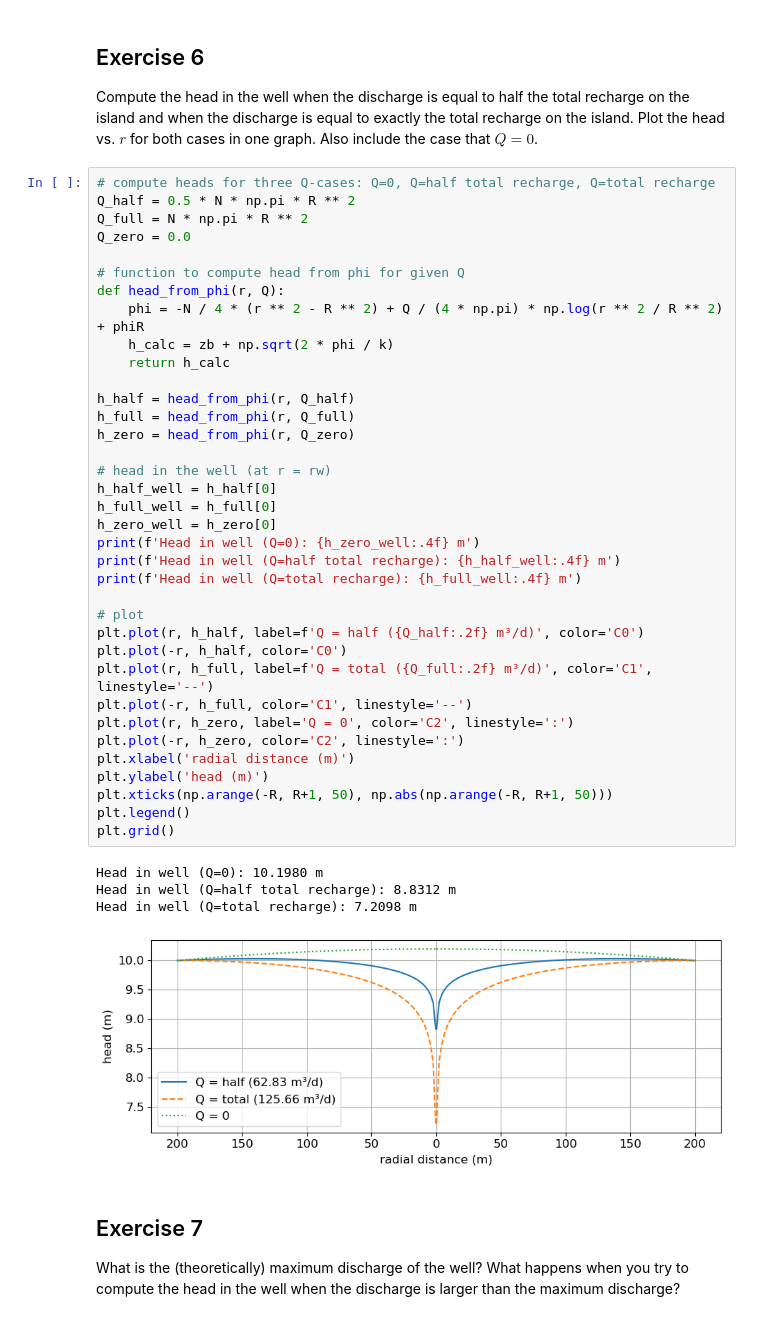
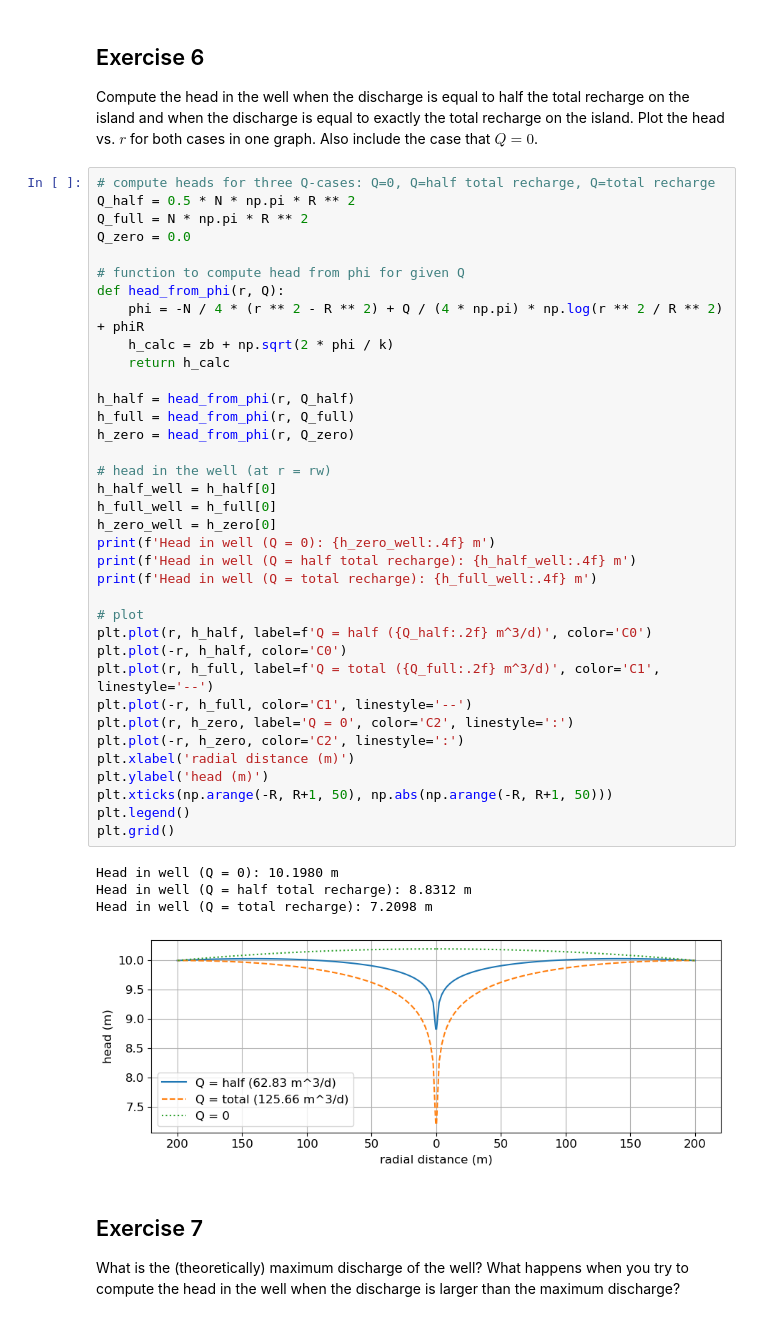
Before and after one commit to movephutthaphaiboon/model-based-water-systems-assessment, a Jupyter notebook: groundwater_lab/groundwater_tpm_lab_part2.ipynb, the cells around one changed output. Saved outputs shown, nothing was run; the diff lists cells and outputs as text.

```diff
--- a/groundwater_lab/groundwater_tpm_lab_part2.ipynb
+++ b/groundwater_lab/groundwater_tpm_lab_part2.ipynb
@@ -68,42 +68,42 @@ Compute the head in the well when the discharge is equal to half the total recha
 Q_half = 0.5 * N * np.pi * R ** 2
 Q_full = N * np.pi * R ** 2
 Q_zero = 0.0
 
 # function to compute head from phi for given Q
 def head_from_phi(r, Q):
     phi = -N / 4 * (r ** 2 - R ** 2) + Q / (4 * np.pi) * np.log(r ** 2 / R ** 2) + phiR
     h_calc = zb + np.sqrt(2 * phi / k)
     return h_calc
 
 h_half = head_from_phi(r, Q_half)
 h_full = head_from_phi(r, Q_full)
 h_zero = head_from_phi(r, Q_zero)
 
 # head in the well (at r = rw)
 h_half_well = h_half[0]
 h_full_well = h_full[0]
 h_zero_well = h_zero[0]
-print(f'Head in well (Q=0): {h_zero_well:.4f} m')
-print(f'Head in well (Q=half total recharge): {h_half_well:.4f} m')
-print(f'Head in well (Q=total recharge): {h_full_well:.4f} m')
+print(f'Head in well (Q = 0): {h_zero_well:.4f} m')
+print(f'Head in well (Q = half total recharge): {h_half_well:.4f} m')
+print(f'Head in well (Q = total recharge): {h_full_well:.4f} m')
 
 # plot
-plt.plot(r, h_half, label=f'Q = half ({Q_half:.2f} m³/d)', color='C0')
+plt.plot(r, h_half, label=f'Q = half ({Q_half:.2f} m^3/d)', color='C0')
 plt.plot(-r, h_half, color='C0')
-plt.plot(r, h_full, label=f'Q = total ({Q_full:.2f} m³/d)', color='C1', linestyle='--')
+plt.plot(r, h_full, label=f'Q = total ({Q_full:.2f} m^3/d)', color='C1', linestyle='--')
 plt.plot(-r, h_full, color='C1', linestyle='--')
 plt.plot(r, h_zero, label='Q = 0', color='C2', linestyle=':')
 plt.plot(-r, h_zero, color='C2', linestyle=':')
 plt.xlabel('radial distance (m)')
 plt.ylabel('head (m)')
 plt.xticks(np.arange(-R, R+1, 50), np.abs(np.arange(-R, R+1, 50)))
 plt.legend()
 plt.grid()
 # %% [output]
-Head in well (Q=0): 10.1980 m
-Head in well (Q=half total recharge): 8.8312 m
-Head in well (Q=total recharge): 7.2098 m
+Head in well (Q = 0): 10.1980 m
+Head in well (Q = half total recharge): 8.8312 m
+Head in well (Q = total recharge): 7.2098 m
-[figure, old version]
+[figure, new version]
 # %% [markdown]
 ## Exercise 7
 What is the (theoretically) maximum discharge of the well? What happens when you try to compute the head in the well when the discharge is larger than the maximum discharge?
```
